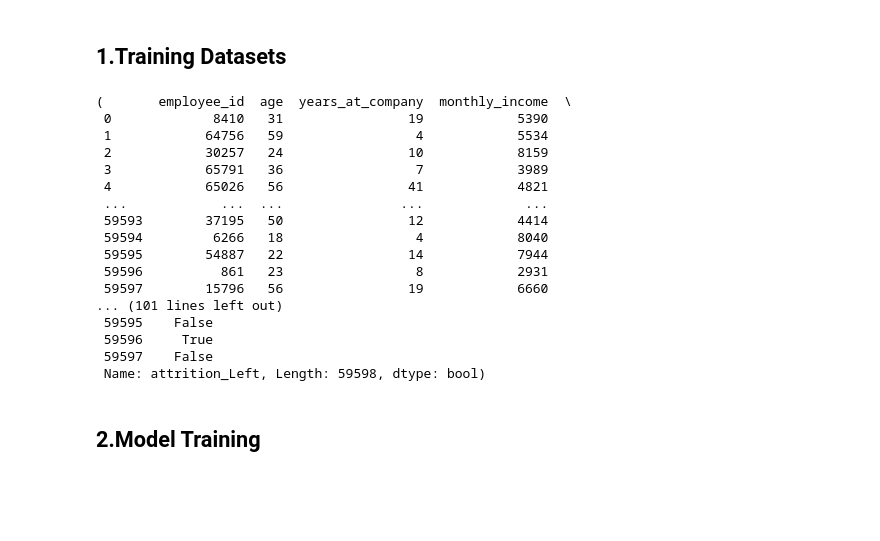
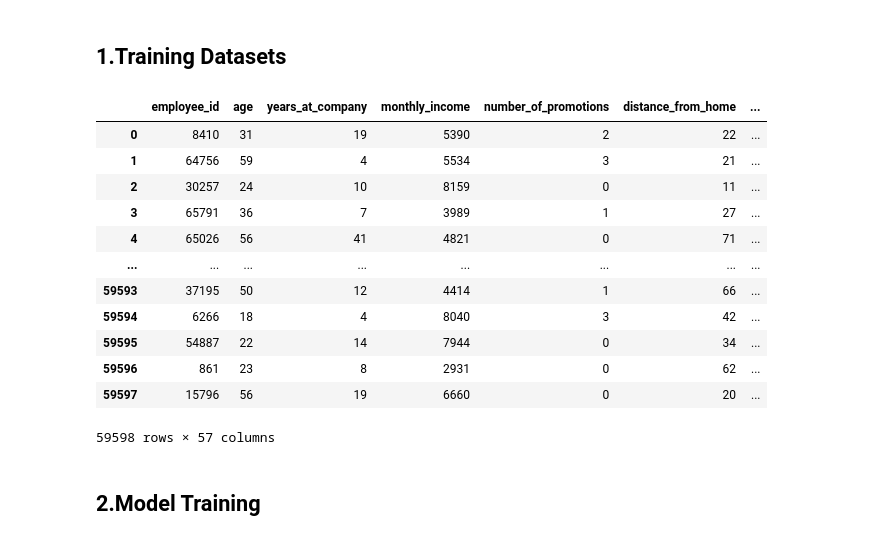
Before and after one commit to Pipikopimame/orbe_public, a Jupyter notebook: employee_attrition_classification.ipynb, the cells around one changed output. Cells and saved outputs as stored; diff of their text form; code cells hidden in the pictures; blank space fills up the shorter version.

```diff
--- a/employee_attrition_classification.ipynb
+++ b/employee_attrition_classification.ipynb
@@ -14,51 +14,47 @@ import pandas as pd
 from sklearn.model_selection import train_test_split
 from sklearn.linear_model import LogisticRegression
 from sklearn.svm import LinearSVC,SVC
 from sklearn.neighbors import KNeighborsClassifier
 from sklearn.tree import DecisionTreeClassifier
 from sklearn.neural_network import MLPClassifier,MLPRegressor
 from sklearn.ensemble import GradientBoostingClassifier,RandomForestClassifier,HistGradientBoostingClassifier
 from sklearn.preprocessing import MinMaxScaler,RobustScaler,StandardScaler
 from sklearn.decomposition import PCA
 from sklearn.metrics import mean_squared_error, r2_score,accuracy_score
 from sklearn.preprocessing import OneHotEncoder
 import numpy as np
 import seaborn as sns
 import matplotlib.pyplot as plt
 
 const = employee_attrition_classification.base()
 data = const.train_data()
 data2 = const.test_data()
 train_data = data.drop(columns=['attrition'])
 train_label = data['attrition']
 test_data = data2.drop(columns=['attrition'])
 test_label = data2['attrition']
 
 train_dummy = const.train_data_dummy()
 train_dummy_data = train_dummy[0]
 train_dummy_label = train_dummy[1]
 test_dummy = const.test_data_dummy()
 test_dummy_data = test_dummy[0]
 test_dummy_label = test_dummy[1]
-train_dummy
+train_dummy[0]
 # %% [output]
+|  | employee_id | age | years_at_company | monthly_income | number_of_promotions | distance_from_home | ... |
+| 0 | 8410 | 31 | 19 | 5390 | 2 | 22 | ... |
+| 1 | 64756 | 59 | 4 | 5534 | 3 | 21 | ... |
+| 2 | 30257 | 24 | 10 | 8159 | 0 | 11 | ... |
+| 3 | 65791 | 36 | 7 | 3989 | 1 | 27 | ... |
+| 4 | 65026 | 56 | 41 | 4821 | 0 | 71 | ... |
+| ... | ... | ... | ... | ... | ... | ... | ... |
+| 59593 | 37195 | 50 | 12 | 4414 | 1 | 66 | ... |
+| 59594 | 6266 | 18 | 4 | 8040 | 3 | 42 | ... |
+| 59595 | 54887 | 22 | 14 | 7944 | 0 | 34 | ... |
+| 59596 | 861 | 23 | 8 | 2931 | 0 | 62 | ... |
+| 59597 | 15796 | 56 | 19 | 6660 | 0 | 20 | ... |
-(       employee_id  age  years_at_company  monthly_income  \
- 0             8410   31                19            5390
- 1            64756   59                 4            5534
- 2            30257   24                10            8159
- 3            65791   36                 7            3989
- 4            65026   56                41            4821
- ...            ...  ...               ...             ...
- 59593        37195   50                12            4414
- 59594         6266   18                 4            8040
- 59595        54887   22                14            7944
- 59596          861   23                 8            2931
- 59597        15796   56                19            6660
-... (101 lines left out)
- 59595    False
- 59596     True
- 59597    False
- Name: attrition_Left, Length: 59598, dtype: bool)
+59598 rows × 57 columns
 # %% [markdown]
 <h2>2.Model Training</h2>
 # %% [markdown]
```
